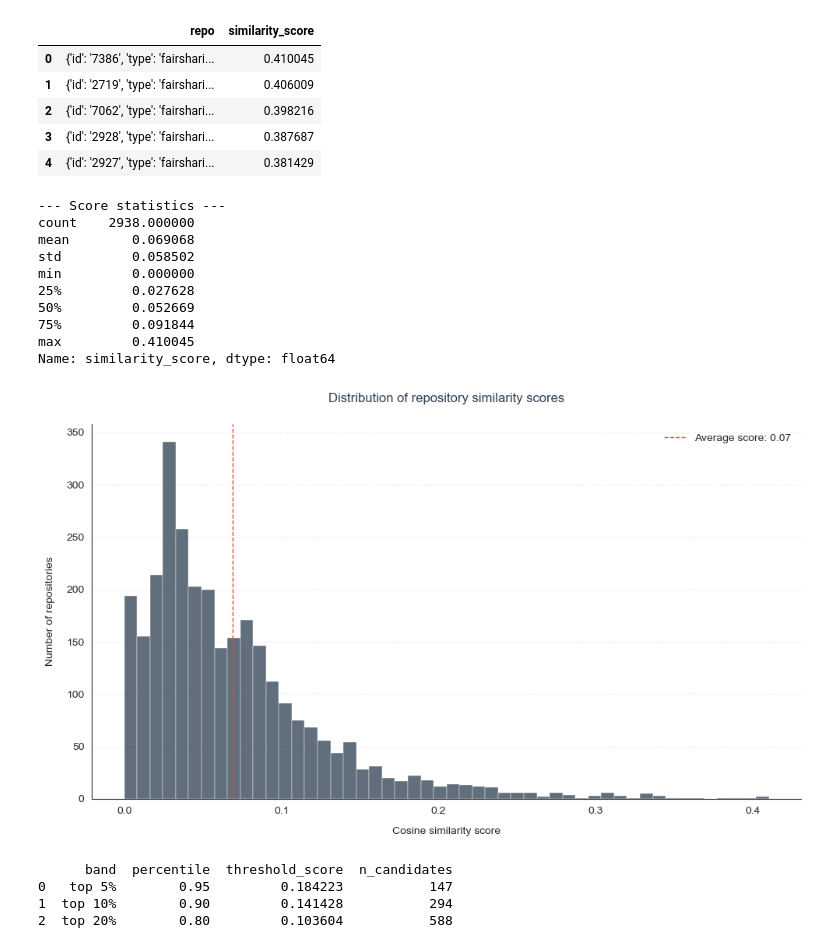
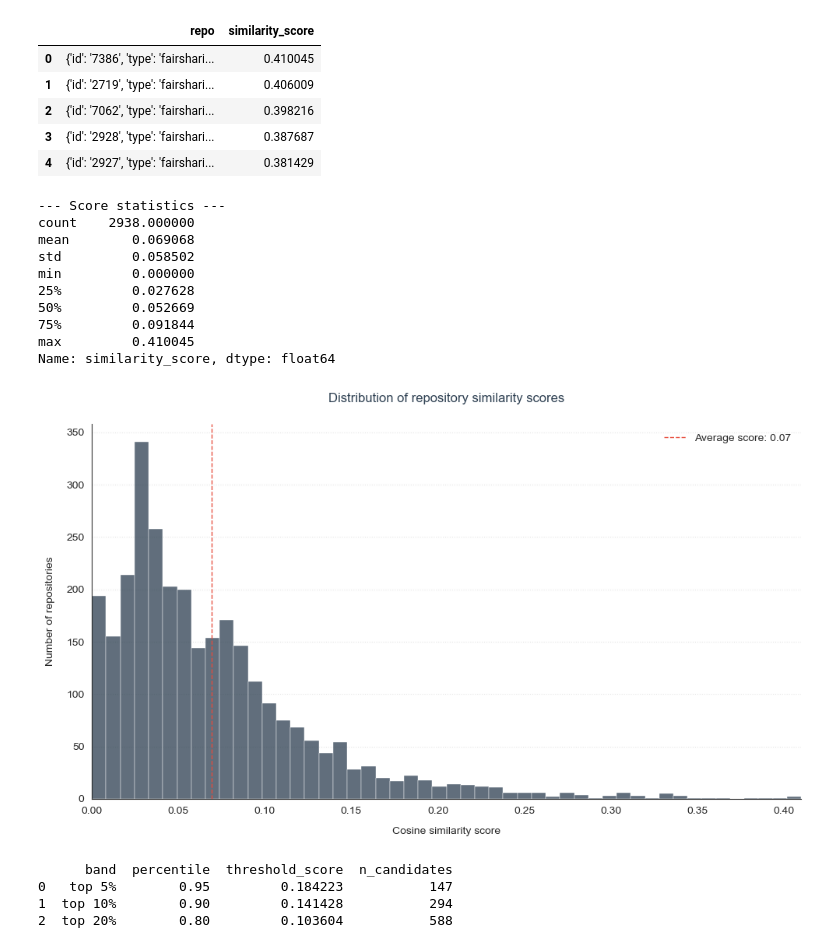
Before and after one commit to reginagilyan/repository-mapping, a Jupyter notebook: FAIRSHARING/fs_main_script.ipynb, the cells around one changed output. Saved outputs shown, nothing was run; the diff lists cells and outputs as text; code cells hidden in the pictures.

Commit message:
results update

```diff
--- a/FAIRSHARING/fs_main_script.ipynb
+++ b/FAIRSHARING/fs_main_script.ipynb
@@ -21,8 +21,8 @@ import re
 Last run date: 10.04.2026
 # %%
 # define credentials
-fs_username = "reginaglyn"
-fs_password = "jotbuv-Ranvo5-juxrap"
+fs_username = "DEFINE USERNAME HERE"
+fs_password = "PASTE PASSWORD HERE"
 
 # login
 login_url = "https://api.fairsharing.org/users/sign_in"
@@ -93,7 +93,7 @@ print(records_all[0].keys())
 pprint.pprint(records_all[0])
 
 # save
-with open("FAIRSHARING/data/records_all.json", "w") as f:
+with open("data/records_all.json", "w") as f:
     json.dump(records_all, f, indent=2)
 # %% [markdown]
 **1. Filtering for databases**
@@ -445,38 +445,39 @@ print(df_cosine_results['similarity_score'].describe())
 
 # visualize distribution
 sns.set_style("white")
-plt.figure(figsize=(10, 6))
-sns.histplot(df_cosine_results['similarity_score'], bins=50, color="#2c3e50", edgecolor="white", linewidth=0.3)
+fig, ax = plt.subplots(figsize=(10, 6))
+sns.histplot(df_cosine_results['similarity_score'], bins=50, color="#2c3e50", edgecolor="white", linewidth=0.3, ax=ax)
+ax.margins(x=0)
 
 # mean line
 mean_val = df_cosine_results['similarity_score'].mean()
 plt.axvline(mean_val, color='#e74c3c', linestyle='--', linewidth=1, label=f'Average score: {mean_val:.2f}')
 
 sns.despine()
 
 # font weights and titles
 plt.title('Distribution of repository similarity scores', fontsize=12, pad=20, color='#2c3e50')
 plt.xlabel('Cosine similarity score', fontsize=10, labelpad=10)
 plt.ylabel('Number of repositories', fontsize=10, labelpad=10)
 
 # legend and grid
 plt.legend(frameon=False, fontsize=10)
 plt.grid(axis='y', linestyle=':', alpha=0.5)
 
 plt.tight_layout()
 plt.show()
 # %% [output]
 --- Score statistics ---
 count    2938.000000
 mean        0.069068
 std         0.058502
 min         0.000000
 25%         0.027628
 50%         0.052669
 75%         0.091844
 max         0.410045
 Name: similarity_score, dtype: float64
-[figure, old version]
+[figure, new version]
 # %%
 # extract similarity scores
 scores = np.array([r['similarity_score'] for r in cosine_results])
```
Also changed, not shown: parts of 13 cells of this notebook.
